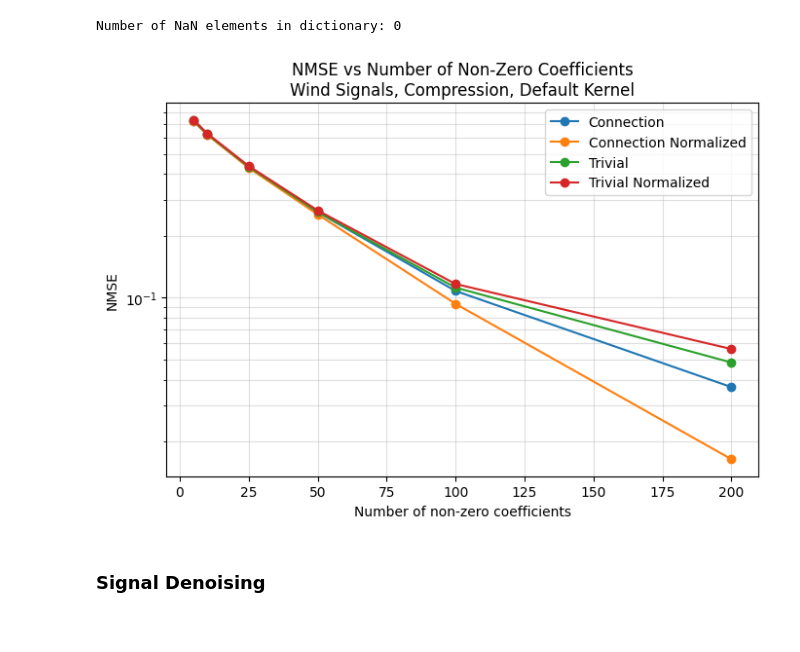
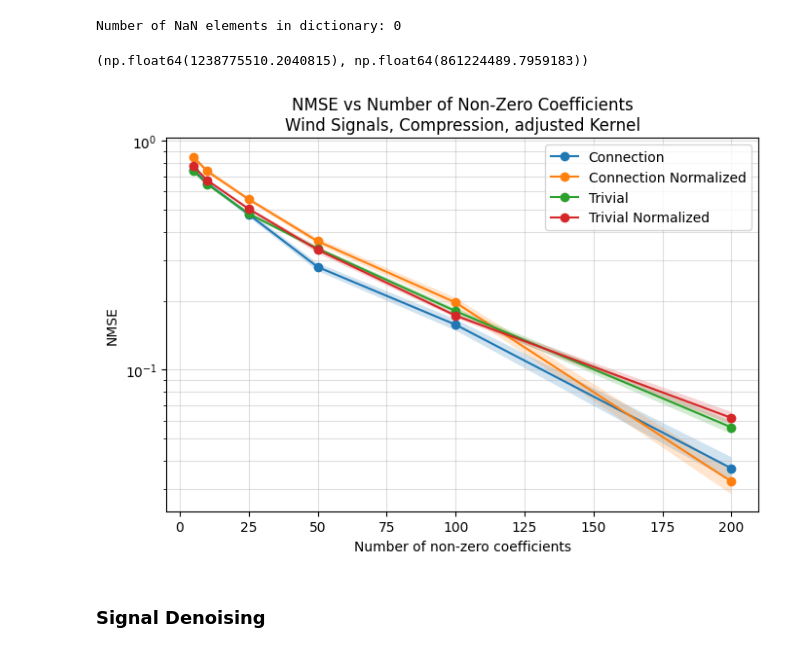
Before and after one commit to gmaurer08/sheaf-signal-processing, a Jupyter notebook: main.ipynb, the cells around one changed output. Saved outputs shown, nothing was run; the diff lists cells and outputs as text; code cells hidden in the pictures.

```diff
--- a/main.ipynb
+++ b/main.ipynb
@@ -89,0 +128,7 @@ from python.utils import *
+# %%
+# Find the best hyperparameters for the cube
+eps_list = np.linspace(0.01,0.1,num=30)
+eps_pca_list = np.linspace(0.005,0.095,num=30)
+k=15
+gamma=0.997
+best_combo_sphere = find_best_eps_eps_pca(sphere_points, eps_list, eps_pca_list, k, gamma)
@@ -90,29 +188,35 @@ from python.utils import *
 # %%
 # Point cloud
-point_cloud = cube_point_cloud
+pc = 'sphere'
+ad = 'adjusted'
+
+point_cloud = cube_point_cloud if pc == 'cube' else sphere_points
+best_combo = best_combo_cube if pc == 'cube' else best_combo_sphere
 
 # Hyperparameters
 hyperparameters = {
     'num_scales': [2,3,4,5,6,7],
     'laplacians': ['Connection', 'Connection Normalized', 'Trivial', 'Trivial Normalized', 'Sheaf'],
-    'eps': 0.1,
-    'eps_pca': 0.05,
+    'eps': best_combo[0], # for the cube: 0.04103448275862069, for the sphere: 0.050344827586206904
+    'eps_pca': best_combo[1], # for the cube: 0.032931034482758616, for the sphere: 0.04224137931034482
     'k': 30,
     'gamma': 0.97,
-    'num_signals':10,
+    'num_signals':20,
     'SEED': 42,
-    'adjust_kernel': False,
+    'adjust_kernel': True if ad == 'adjusted' else False,
     'num_atoms': [5, 10, 25, 50, 100, 200]
 }
 
 nmse_results = signal_compression_exp(point_cloud, hyperparameters)
 
-file_path = 'res/cube/compression_default_kernel_nmse.pkl'
+folder = 'eps_0.05_eps_pca_0.04' if pc=='sphere' else 'eps_0.04_eps_pca_0.03'
+file_path = f'res/{pc}/{folder}/compression_{ad}_kernel_nmse.pkl'
 
 # Save results
 with open(file_path, 'wb') as f:
     pickle.dump(nmse_results, f)
 # %%
-nmse_results = pickle.load(open('res/cube/compression_default_kernel_nmse.pkl', 'rb'))
-plot_nmse(nmse_results, 6, 'Cube Point Cloud, Compression, Default Kernel, Dictionary Size = 3600 (6 scales)')
+nmse_results = pickle.load(open(f'res/{pc}/{folder}/compression_{ad}_kernel_nmse.pkl', 'rb'))
+#nmse_results = pickle.load(open(f'res/{pc}/eps_0.1_eps_pca_0.05/compression_{ad}_kernel_nmse.pkl', 'rb'))
+plot_nmse(nmse_results, 5, f'{pc}, compression, {ad} kernel')
 # %% [output]
@@ -121,7 +225,11 @@ plot_nmse(nmse_results, 6, 'Cube Point Cloud, Compression, Default Kernel, Dicti
 ### Signal Denoising
 # %%
 # Point cloud
-point_cloud = sphere_points # sphere_points or cube_point_cloud
+pc = 'cube'
+ad = 'default'
+
+point_cloud = cube_point_cloud if pc == 'cube' else sphere_points
+best_combo = best_combo_cube if pc == 'cube' else best_combo_sphere
 
 # Hyperparameters
 hyperparameters = {
@@ -133,7 +241,7 @@ hyperparameters = {
     'gamma': 0.97,
     'num_signals': 20,
     'SEED': 42,
-    'adjust_kernel': False,
+    'adjust_kernel': True if ad == 'adjusted' else False,
     'num_atoms': [5, 10, 25, 50, 100, 200],
     'normalize': False,
     'SNR': [10**(t/2) for t in range(-2,7)]
@@ -141,7 +249,8 @@ hyperparameters = {
 
 nmse_results = signal_denoising_exp(point_cloud, hyperparameters)
 
-file_path = 'res/sphere/denoising_default_kernel_nmse.pkl'
+folder = 'eps_0.1_eps_pca_0.05' if pc=='sphere' else 'eps_0.1_eps_pca_0.05'
+file_path = f'res/{pc}/{folder}/denoising_{ad}_kernel_nmse.pkl'
 
 nmse_results_dict = dictify(nmse_results)
 
@@ -413,3 +528,7 @@ Number of NaN elements in dictionary: 0
+# %%
+best_combo_wind
+# %% [output]
+(np.float64(1238775510.2040815), np.float64(861224489.7959183))
 # %%
 # Project point cloud onto unit sphere to avoid overflow
 point_cloud = station_points #/ np.linalg.norm(station_points, axis=1, keepdims=True)
@@ -439,9 +559,9 @@ with open('res/wind/compression_default_kernel_nmse.pkl', 'wb') as f:
     pickle.dump(nmse_results, f)
 # %%
-nmse_results = pickle.load(open('res/wind/compression_default_kernel_nmse.pkl', 'rb'))
-plot_nmse(nmse_results,6,'Wind Signals, Compression, Default Kernel')
+nmse_results = pickle.load(open('res/wind/eps_1.2e9_eps_pca_8.6e8/compression_adjusted_kernel_nmse.pkl', 'rb'))
+plot_nmse(nmse_results,9,'Wind Signals, Compression, adjusted Kernel')
 # %% [output]
-[figure, old version]
+[figure, new version]
 # %% [markdown]
 ### Signal Denoising
 # %%
```
Also changed, not shown: parts of 24 cells of this notebook, 2 other files.
